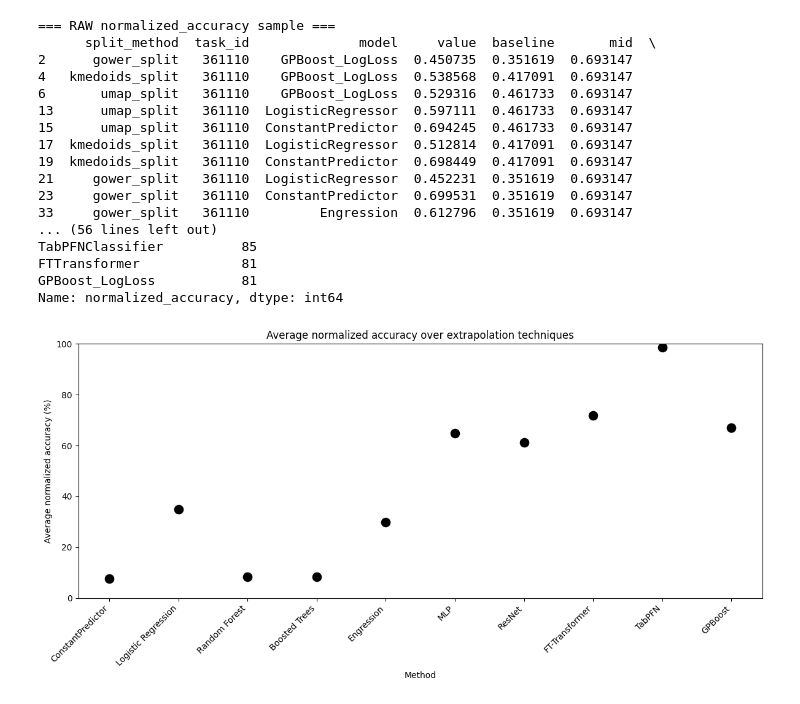
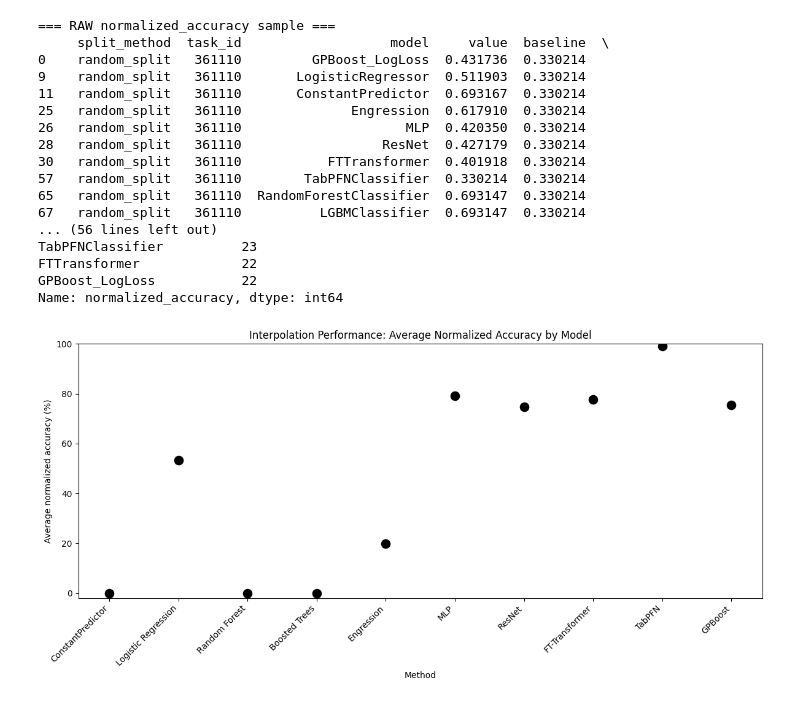
Before and after one commit to alicestratula/master_thesis, a Jupyter notebook: analysis/normalized_accuracy_IP_LL.ipynb, the cells around one changed output. Cells and saved outputs as stored; diff of their text form; code cells hidden in the pictures.

```diff
--- a/analysis/normalized_accuracy_IP_LL.ipynb
+++ b/analysis/normalized_accuracy_IP_LL.ipynb
@@ -33,3 +33,6 @@ rename_map = {
 suites  = df['suite_id'].unique()
 metrics = df['metric'].unique()
 methods = df['split_method'].unique()
+
+df = df[df["metric"] == "LogLoss"]
+df = df[df["split_method"] == "random_split"]
@@ -94,7 +39,3 @@ for split in splits:
-# %%
-df = df[df["metric"] == "LogLoss"]
-
-df = df[df["split_method"] != "random_split"]
 # %%
 # helper to get the 3rd‐largest (or worst if <3)
 def third_largest(s: pd.Series) -> float:
@@ -167,48 +108,48 @@ rename_map = {
     'FTTransformer':        'FT-Transformer',
     'LogisticRegressor':   'Logistic Regression',
     'TabPFNClassifier':     'TabPFN',
     'GPBoost_LogLoss':      'GPBoost'
 }
 overall['Method'] = overall['model'].map(rename_map).fillna(overall['model'])
 
 plt.figure(figsize=(12,6))
 sns.scatterplot(
     data=overall,
     x='Method',
     y='Mean',
     color='black',
     s=150
 )
 plt.xticks(rotation=45, ha='right')
 plt.ylabel('Average normalized accuracy (%)')
 plt.xlabel('Method')
-plt.title('Average normalized accuracy over extrapolation techniques')
-plt.ylim(0, 100)
+plt.title('Interpolation Performance: Average Normalized Accuracy by Model')
+plt.ylim(-2, 100)
 plt.tight_layout()
 
 os.makedirs('PICTURES', exist_ok=True)
-fname = f"PICTURES/avg_normalized_acc_over_extrapolation_{metric}.png"
+fname = f"PICTURES/avg_normalized_acc_over_interpolation_{metric}.png"
 plt.savefig(
     fname,
     bbox_inches='tight'
 )
 plt.show()
 # %% [output]
 === RAW normalized_accuracy sample ===
-      split_method  task_id              model     value  baseline       mid  \
-2      gower_split   361110    GPBoost_LogLoss  0.450735  0.351619  0.693147
-4   kmedoids_split   361110    GPBoost_LogLoss  0.538568  0.417091  0.693147
-6       umap_split   361110    GPBoost_LogLoss  0.529316  0.461733  0.693147
-13      umap_split   361110  LogisticRegressor  0.597111  0.461733  0.693147
-15      umap_split   361110  ConstantPredictor  0.694245  0.461733  0.693147
-17  kmedoids_split   361110  LogisticRegressor  0.512814  0.417091  0.693147
-19  kmedoids_split   361110  ConstantPredictor  0.698449  0.417091  0.693147
-21     gower_split   361110  LogisticRegressor  0.452231  0.351619  0.693147
-23     gower_split   361110  ConstantPredictor  0.699531  0.351619  0.693147
-33     gower_split   361110         Engression  0.612796  0.351619  0.693147
+     split_method  task_id                   model     value  baseline  \
+0    random_split   361110         GPBoost_LogLoss  0.431736  0.330214
+9    random_split   361110       LogisticRegressor  0.511903  0.330214
+11   random_split   361110       ConstantPredictor  0.693167  0.330214
+25   random_split   361110              Engression  0.617910  0.330214
+26   random_split   361110                     MLP  0.420350  0.330214
+28   random_split   361110                  ResNet  0.427179  0.330214
+30   random_split   361110           FTTransformer  0.401918  0.330214
+57   random_split   361110        TabPFNClassifier  0.330214  0.330214
+65   random_split   361110  RandomForestClassifier  0.693147  0.330214
+67   random_split   361110          LGBMClassifier  0.693147  0.330214
 ... (56 lines left out)
-TabPFNClassifier          85
-FTTransformer             81
-GPBoost_LogLoss           81
+TabPFNClassifier          23
+FTTransformer             22
+GPBoost_LogLoss           22
 Name: normalized_accuracy, dtype: int64
-[figure, old version]
+[figure, new version]
```
Also changed, not shown: parts of 1 cell of this notebook, 14 other files.
